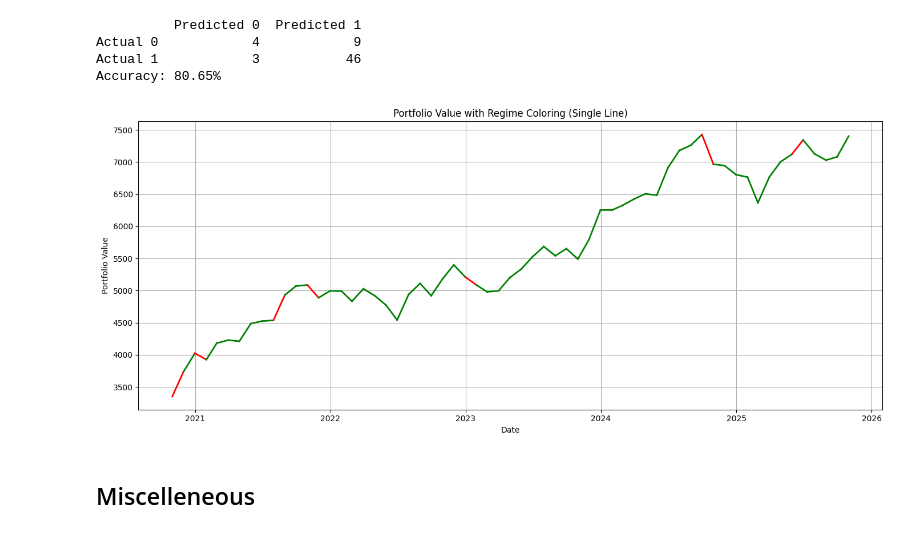
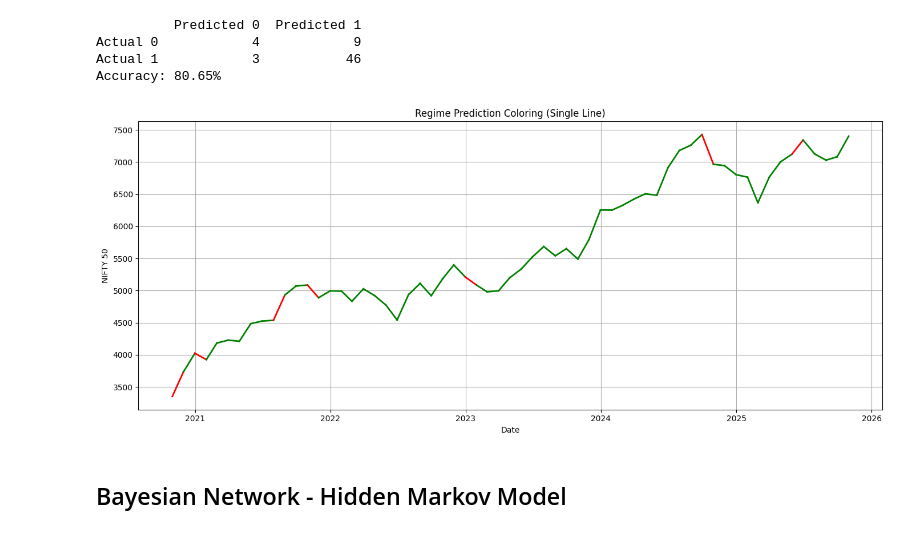
Before and after one commit to rajmehta982/indian_market_regimes, a Jupyter notebook: market_regime_notebook.ipynb, the cells around one changed output. Saved outputs shown, nothing was run; the diff lists cells and outputs as text; code cells hidden in the pictures.

```diff
--- a/market_regime_notebook.ipynb
+++ b/market_regime_notebook.ipynb
@@ -1061,32 +1059,32 @@ Accuracy: 80.65%
 # %%
 # Merge Portfolio and Predicted_Regime, shift regime by 1 month
 portfolio_regime_df = pd.DataFrame({
     "Portfolio": market_data["Portfolio"]
 }).merge(
     test_output_df[["Predicted_Regime"]].shift(1),
     left_index=True, right_index=True, how="left"
 )
 
 portfolio_regime_df = portfolio_regime_df.dropna()
 
 # Plot a single line, colored by regime
 plt.figure(figsize=(14,6))
 colors = {0: "red", 1: "green"}
 regimes = portfolio_regime_df["Predicted_Regime"].values
 portfolio = portfolio_regime_df["Portfolio"].values
 dates = portfolio_regime_df.index
 
 for i in range(1, len(portfolio)):
     plt.plot(dates[i-1:i+1], portfolio[i-1:i+1], color=colors[regimes[i]], linewidth=2)
 
 plt.xlabel("Date")
-plt.ylabel("Portfolio Value")
-plt.title("Portfolio Value with Regime Coloring (Single Line)")
+plt.ylabel("NIFTY 50")
+plt.title("Regime Prediction Coloring (Single Line)")
 plt.grid(True)
 plt.tight_layout()
 plt.show()
 # %% [output]
-[figure, old version]
+[figure, new version]
 # %% [markdown]
-## Miscelleneous
+## Bayesian Network - Hidden Markov Model
 # %%
```
Also changed, not shown: parts of 21 cells of this notebook.
